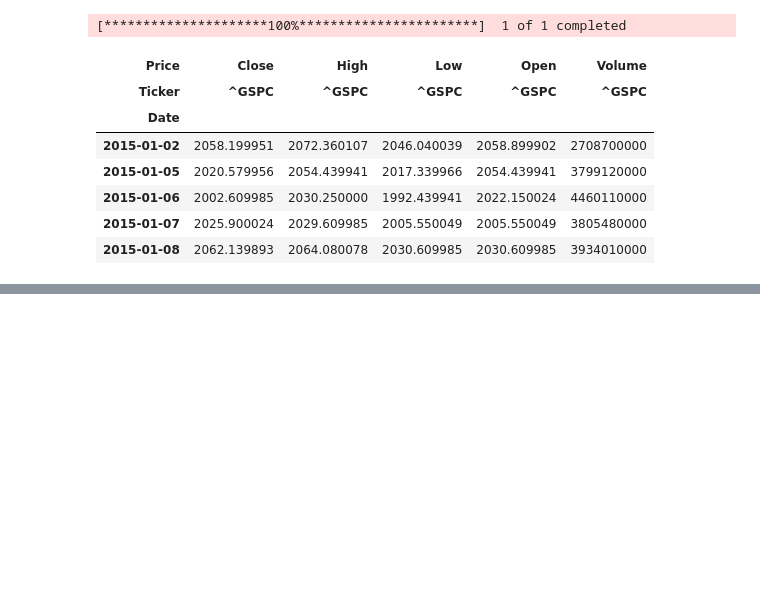
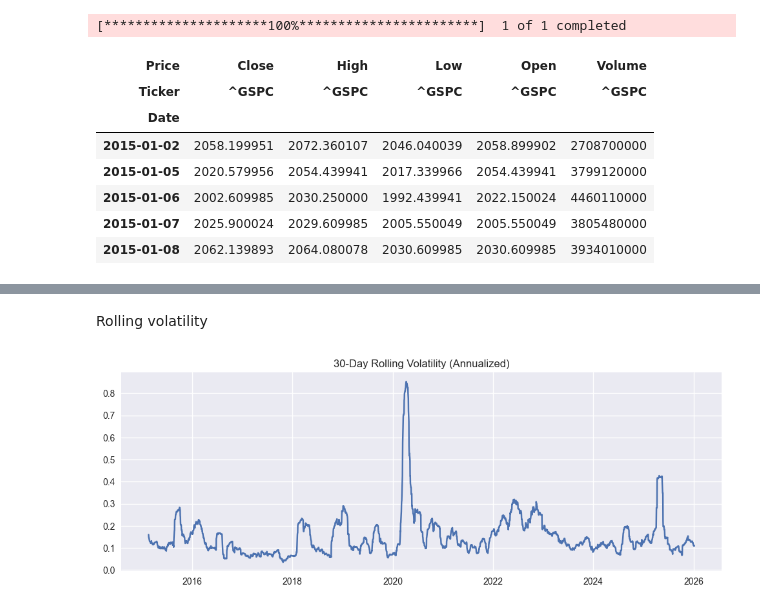
Before and after one commit to harshith8gowda/quant-data-projects, a Jupyter notebook: project_1_market_analysis/market_overview.ipynb, the cells around one changed output, grey strips where cells are left out. Saved outputs shown, nothing was run; the diff lists cells and outputs as text; code cells hidden in the pictures; blank space fills up the shorter version.

```diff
--- a/project_1_market_analysis/market_overview.ipynb
+++ b/project_1_market_analysis/market_overview.ipynb
@@ -41,0 +129,11 @@ plt.show()
+# %% [markdown]
+Rolling volatility
+# %%
+data['RollingVol_30'] = data['Returns'].rolling(30).std() * np.sqrt(252)
+
+plt.figure(figsize=(12,4))
+plt.plot(data['RollingVol_30'])
+plt.title("30-Day Rolling Volatility (Annualized)")
+plt.show()
+# %% [output]
+[figure, added]
```
Also changed, not shown: parts of 15 cells of this notebook, 2 other files.
